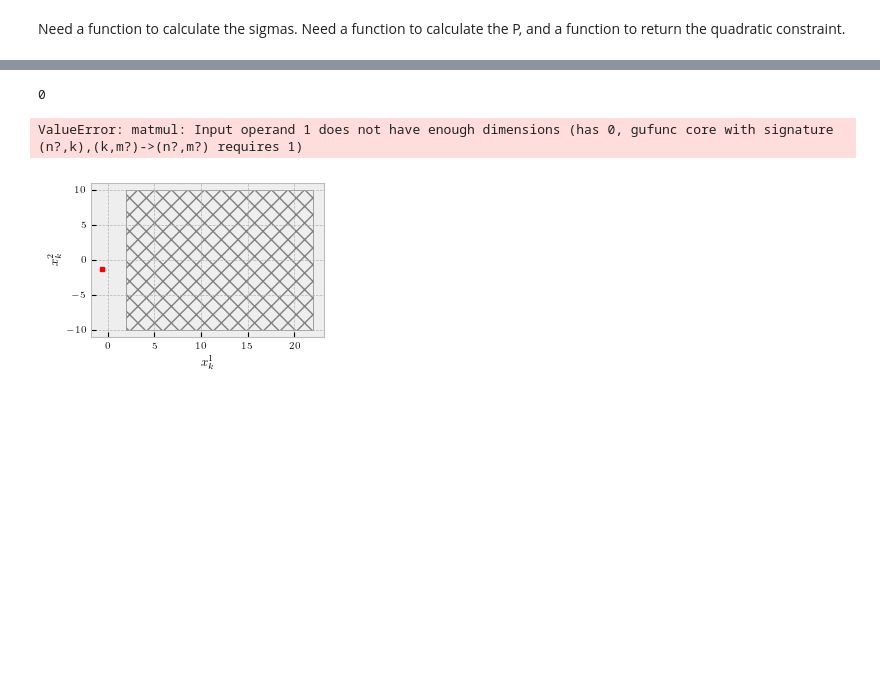
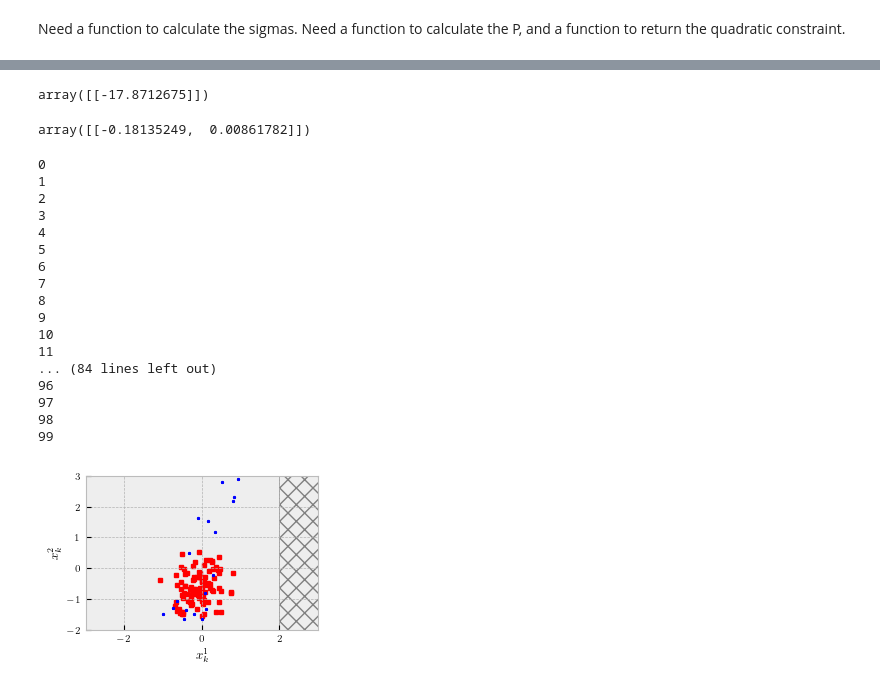
Before and after one commit to msramada/State-Selection-Algorithm, a Jupyter notebook: SSA_LinearCase/LinearCase.ipynb, the cells around one changed output, grey strips where cells are left out. Saved outputs shown, nothing was run; the diff lists cells and outputs as text; code cells hidden in the pictures; blank space fills up the shorter version.

```diff
--- a/SSA_LinearCase/LinearCase.ipynb
+++ b/SSA_LinearCase/LinearCase.ipynb
@@ -107,27 +107,33 @@ H=np.array([[1,0],[0,1]])
 Sigma_x0=np.diag(np.array([0.1,0.1]))
 mu_x0=-np.array([[0.6455,1.3751]]).T
 Sigma_w=np.diag(np.array([0.1,0.1]))
-Sigma_v=np.diag(np.array([0.5,0.4]))
+Sigma_v=np.diag(np.array([0.1,0.1]))
 
 # LQR: costs and gain
-Q=np.diag([1,10])
-R=10*np.eye(G.shape[1])
+Q=1 * np.diag([10,1])
+R=1 * np.eye(G.shape[1])
 K, _, _ = control.dlqr(F, G, Q, R)
 L, _, _ = control.dlqe(F, np.eye(F.shape[0]), H, Sigma_w, Sigma_v)
+
 #L = (F - G @ K) @ L # One-step ahead predictor
 
 # N: prediction horizon, T: horizon, epsilon: tolerance
-N=6
+N=12
 T_horizon=100
 epsilon=0.1
 
-Q0 = 0.00 * np.eye(2 * F.shape[0])
+Q0 = 0.1 * np.eye(2 * F.shape[0])
 P = lyapunov_matrix_P(F,G,K,Q0)
+print(P)
 I1, I2, I3 = terminal_constraints(F,G,K,N,P)
+print("I_1, I_2 and I_3 are, respectively: \n",I1,"\n",I2,"\n",I3)
+print("-x_bar^T*I3*x_bar", mu_x0.T @ I3 @ mu_x0)
+print("-x_bar^T*I3*x_bar", mu_x0.T @ I2)
 Sigma = big_covariance_Sigma(F,G,K,H,L,Sigma_v,Sigma_w)
 I_I = np.concatenate((np.eye(F.shape[0]),np.eye(F.shape[0])), axis=1)
 K_0 = K @ np.concatenate((np.zeros(F.shape), np.eye(F.shape[0])), axis=1)
 Sigma_x = I_I @ Sigma @ I_I.T
+#Sigma_x = 0.01 * np.diag(np.array([0.1,0.1]))
 Sigma_u = K_0 @ Sigma @ K_0.T
 # Constraints
 T=np.array([[1,0]])
@@ -140,6 +146,6 @@ n=F.shape[0]
 t=T.shape[0]
 m=S.shape[0]
 
-c=200
+c=1
 # Calculate A1 and A2
 A1, A2 = A1_and_A2(F,G,K,Q,R,N)
@@ -150,3 +186,11 @@ np.linalg.eig(Sigma_u)
+# %%
+x_prim.T @ I1 @ x_prim + mu_x0.T @ I2 @x_prim - c + mu_x0.T @ I3 @ mu_x0
+# %% [output]
+array([[-17.8712675]])
+# %%
+mu_x0.T @ I2
+# %% [output]
+array([[-0.18135249,  0.00861782]])
 # %%
 
 plt.style.use('bmh')
@@ -169,42 +213,67 @@ x0_true = np.sqrt(Sigma_x0)@np.random.randn(n,1) + mu_x0
 x0_true_rec=np.full((n, T_horizon), np.nan)
 y1s=np.full((T_horizon, ), np.nan)
 for k in range(T_horizon):
     print(k)
     x0_hat_rec[:,k] = x0_hat.squeeze()
     x0_true_rec[:,k] = x0_true.squeeze()
     x0_bar = x0_hat
     plt.plot(x0_hat[0],x0_hat[1],'sr',ms=2.5,zorder=1)
     # Construct the optimization problem over xo' and xo'':
-    x0_prime = cp.Variable((n,))
-    constraints = Constraints(F,G,K,T,S,Sigma_x,Sigma_u,x0_bar,x0_prime,uBar,xBar,N,epsilon)
+    x0_prime = cp.Variable((n,1))
+    #constraints = Constraints(F,G,K,T,S,Sigma_x,Sigma_u,x0_bar,x0_prime,uBar,xBar,N,epsilon)
+    #constraints = [-S @ K @ x0_prime <= uBar + S @ K @ x0_bar]
+    objective = cp.Minimize(cp.quad_form(x0_prime, A1) + 2 * x0_bar.T @ A2 @ x0_prime)
+    #constraints = [T @ (x0_prime + x0_bar) <= xBar]
+    constraints = []
+    #for kk in range(1,N+1):
+    #    constraints += [T @ Gamma(F,G,K,kk-1) @ x0_prime <= xBar-np.sqrt((1-epsilon)/epsilon)*np.sqrt(np.diag(T@Sigma_x@T.T).reshape(1,1))-T@matrix_power(F-G@K,kk)@x0_bar]
+    for kk in range(1,N+1):
+        A_constraints = T @ Gamma(F,G,K,kk-1)
+        b_constraints = -T @ matrix_power(F-G@K,kk) @ x0_bar + \
+            xBar-np.sqrt((t-epsilon)/epsilon)*np.sqrt(np.diag(T@Sigma_x@T.T).reshape(t,1))
+        constraints += [A_constraints @ x0_prime <= b_constraints]
 
-    objective = cp.Minimize(cp.quad_form(x0_prime, A1) + 2 * x0_bar.T @ A2 @ x0_prime)
-    #constraints = [cp.quad_form( x0_prime, I1 ) + x0_bar.T @ I2 @ x0_prime <= c - x0_bar.T @ I3 @ x0_bar]
+
+
+    #constraints += [cp.quad_form( x0_prime, I1 ) + x0_bar.T @ I2 @ x0_prime <= c - x0_bar.T @ I3 @ x0_bar]
     prob = cp.Problem(objective,constraints)#)#, constraints)
     # The optimal objective value is returned by `prob.solve()`.
     result = prob.solve()
     # The optimal value for x is stored in `x.value`.
     x0star = x0_prime.value
-    x0_prime_rec[:,k] = x0star
-    u = 1 * np.array((K @ x0star).reshape(1,1)) + np.array((K @ x0_hat).reshape(1,1))
-    u = np.array((K @ x0_hat).reshape(1,1))
-    u = -u
+    #if x0_hat[1] >= 0:
+    #    x0star[1] = -x0_hat[1]
+    x0_prime_rec[:,k] = x0star.squeeze()
+    u = - K @ (0*x0star + x0_hat)
     x0_true, y0 = x_true_update(x0_true,F,G,u,H,Sigma_w,Sigma_v)
-
-    #y1s[k]=y1
     plt.plot(x0star[0]+x0_hat[0],x0star[1]+x0_hat[1],'*b',ms=2,zorder=2)
     x0_hat = x_hat_update(y0,F,G,H,L,x0_hat,u)
 
     #plt.plot(x0_true[0],x0_true[1],'.k')
 plt.xlim([-3, 3])
 plt.ylim([-2, 3])
 
 plt.savefig('figs/LinearStateSelection.pdf',bbox_inches ="tight")
 plt.xticks(fontsize=7)
 plt.yticks(fontsize=7)
 
 plt.show()
 # %% [output]
 0
+1
+2
+3
+4
+5
+6
+7
+8
+9
+10
+11
+... (84 lines left out)
+96
+97
+98
+99
-ValueError: matmul: Input operand 1 does not have enough dimensions (has 0, gufunc core with signature (n?,k),(k,m?)->(n?,m?) requires 1)
-[figure, old version]
+[figure, new version]
```
Also changed, not shown: parts of 9 cells of this notebook, 3 other files.
